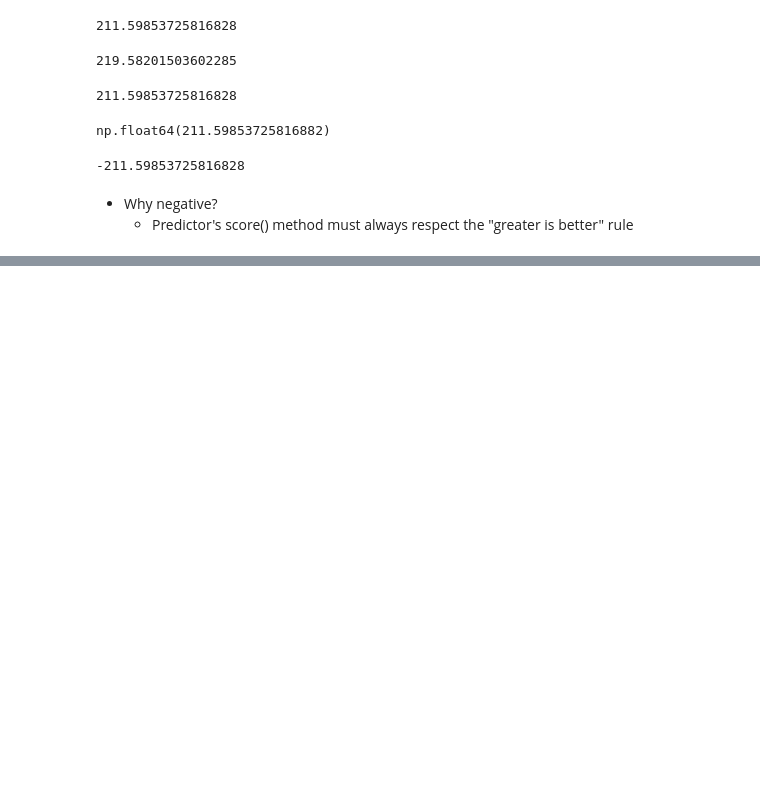
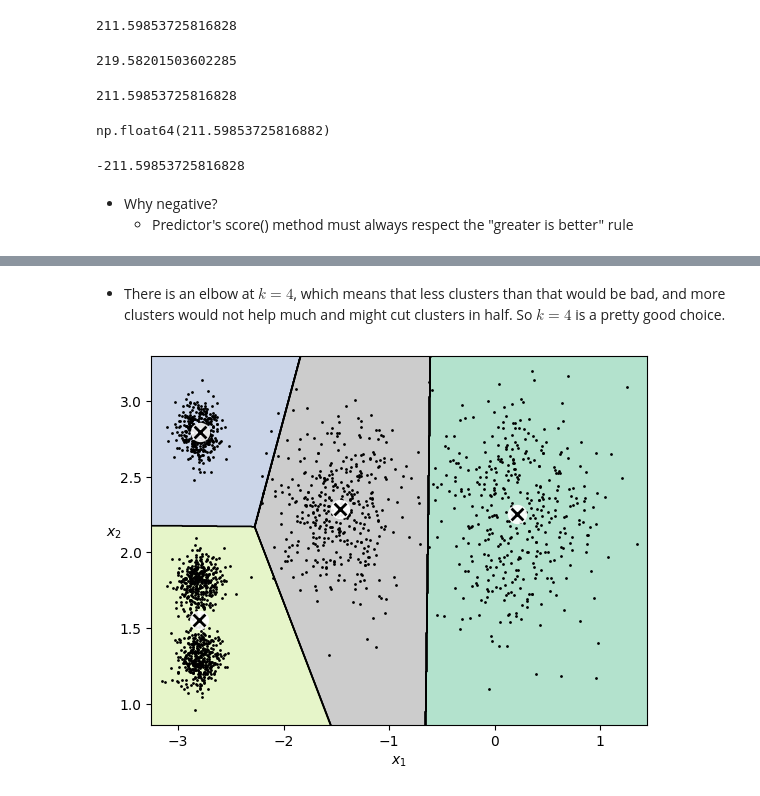
Before and after one commit to KANGWEII/hands_on_ml, a Jupyter notebook: Chapter09/unsupervised_learning_techniques.ipynb, the cells around one changed output, grey strips where cells are left out. Saved outputs shown, nothing was run; the diff lists cells and outputs as text; code cells hidden in the pictures; blank space fills up the shorter version.

```diff
--- a/Chapter09/unsupervised_learning_techniques.ipynb
+++ b/Chapter09/unsupervised_learning_techniques.ipynb
@@ -307,0 +437,7 @@ kmeans.score(X)
+# %% [markdown]
+- There is an elbow at $k=4$, which means that less clusters than that would be bad, and more clusters would not help much and might cut clusters in half. So $k=4$ is a pretty good choice.
+# %%
+plot_decision_boundaries(kmeans_per_k[4 - 1], X)
+plt.show()
+# %% [output]
+[figure, added]
```
Also changed, not shown: parts of 28 cells of this notebook.
